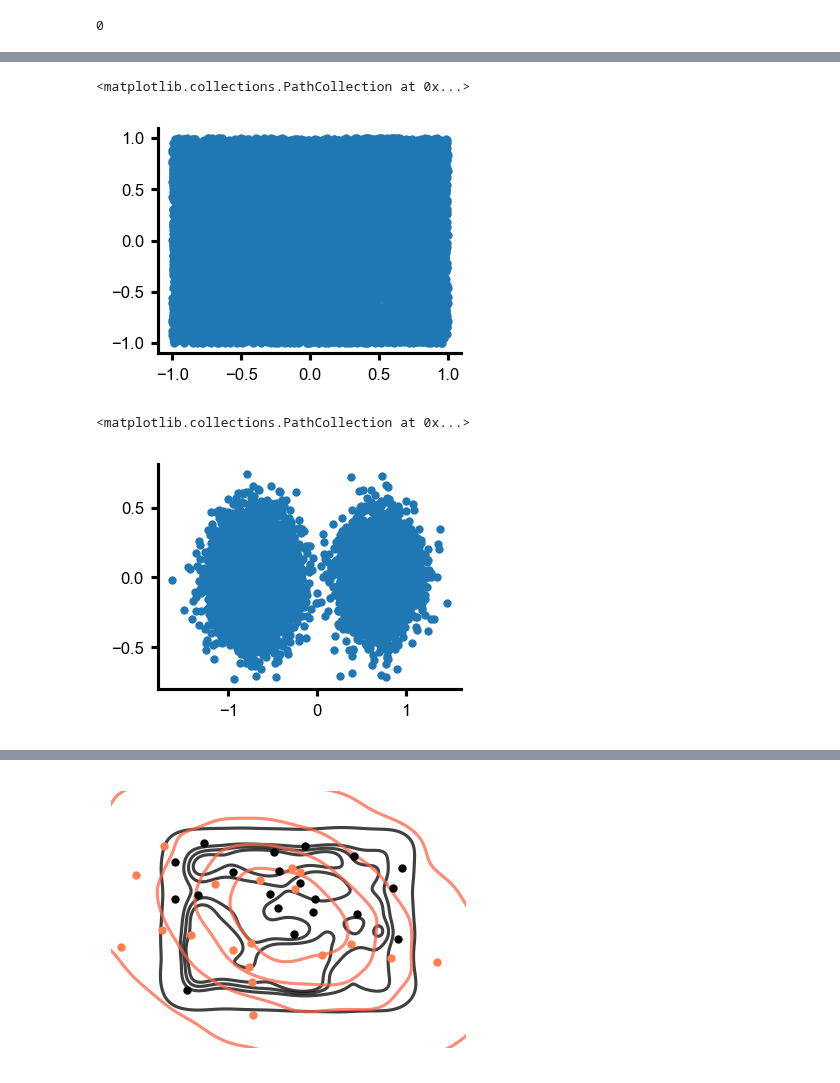
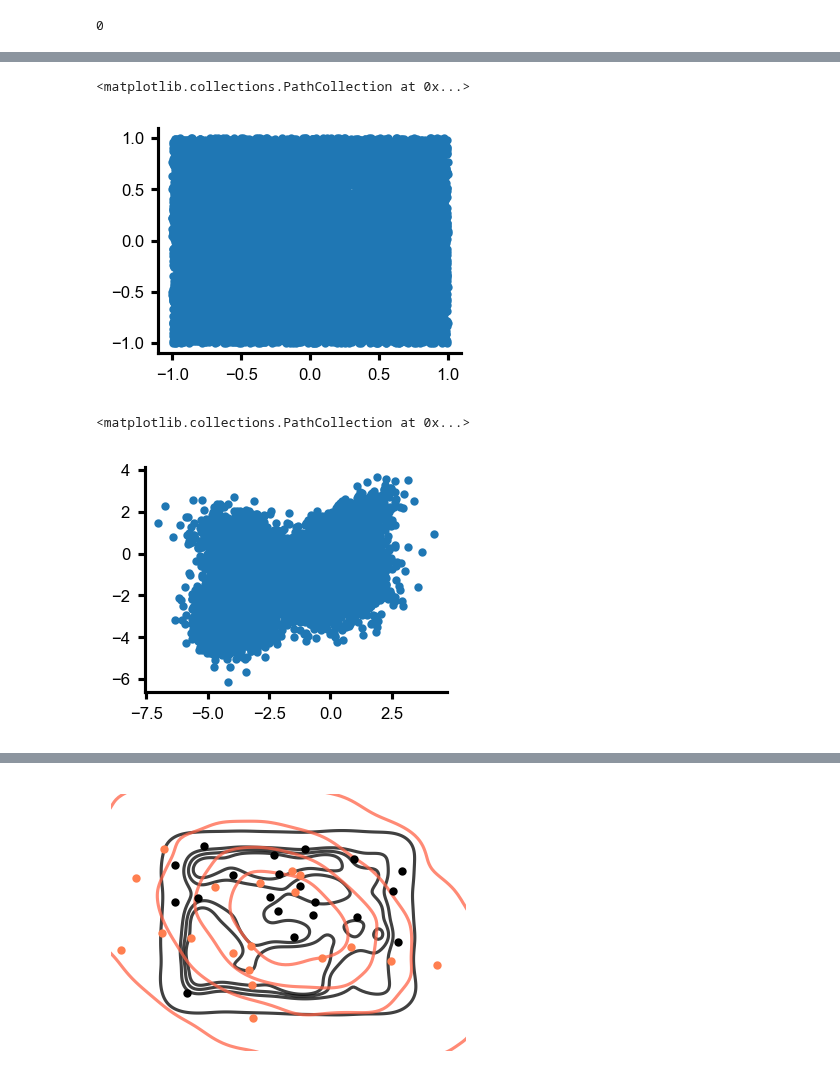
Before and after one commit to mackelab/labproject, a Jupyter notebook: docs/notebooks/MMD_misspec_experiment.ipynb, the cells around one changed output, grey strips where cells are left out. Cells and saved outputs as stored; diff of their text form; code cells hidden in the pictures.

```diff
--- a/docs/notebooks/MMD_misspec_experiment.ipynb
+++ b/docs/notebooks/MMD_misspec_experiment.ipynb
@@ -18,6 +18,10 @@ from dataclasses import dataclass
 set_seed(0)
 # %% [output]
 0
+# %%
+#Base distribution
+toy_data = get_distribution("toy_2d")
+MOG = toy_data()
 # %%
 dpi = 150
 plt.style.use("../../matplotlibrc")
@@ -77,33 +126,24 @@ class Gauss(nn.Module):
 # %%
 num_samples = 12000
 uniform_samples = np.random.uniform(-1, 1, size=(num_samples, 2))
 uniform_samples = torch.tensor(uniform_samples, dtype=torch.float32)
 
 mean1, mean2 = (0.7, 0), (-.7, 0)  # Means in 2D, y-coordinate is 0 for both
 variance1 = 0.04
 variance2 = 0.04
 
 # Generate samples from the mixture of 2D Gaussians
-mixture_samples = np.concatenate(
-    [
-        np.random.multivariate_normal(
-            mean1, np.diag([variance1, variance1]), num_samples // 3
-        ),
-        np.random.multivariate_normal(
-            mean2, np.diag([variance2, variance2]), num_samples // 3*2
-        ),
-    ]
-)
+mixture_samples =MOG.sample(num_samples)
 mixture_samples = torch.tensor(mixture_samples, dtype=torch.float32)
 plt.scatter(uniform_samples[:, 0], uniform_samples[:, 1], label="Uniform")
 # %% [output]
 <matplotlib.collections.PathCollection at 0x...>
-[figure, old version]
+[figure, new version]
 # %%
 plt.scatter(mixture_samples[:, 0], mixture_samples[:, 1], label="Mixture of Gaussians")
 # %% [output]
 <matplotlib.collections.PathCollection at 0x...>
-[figure, old version]
+[figure, new version]
 # %%
 # Fit the Gauss model to the data using sliced Wasserstein distance
 
```
Also changed, not shown: parts of 8 cells of this notebook, 2 other files.
